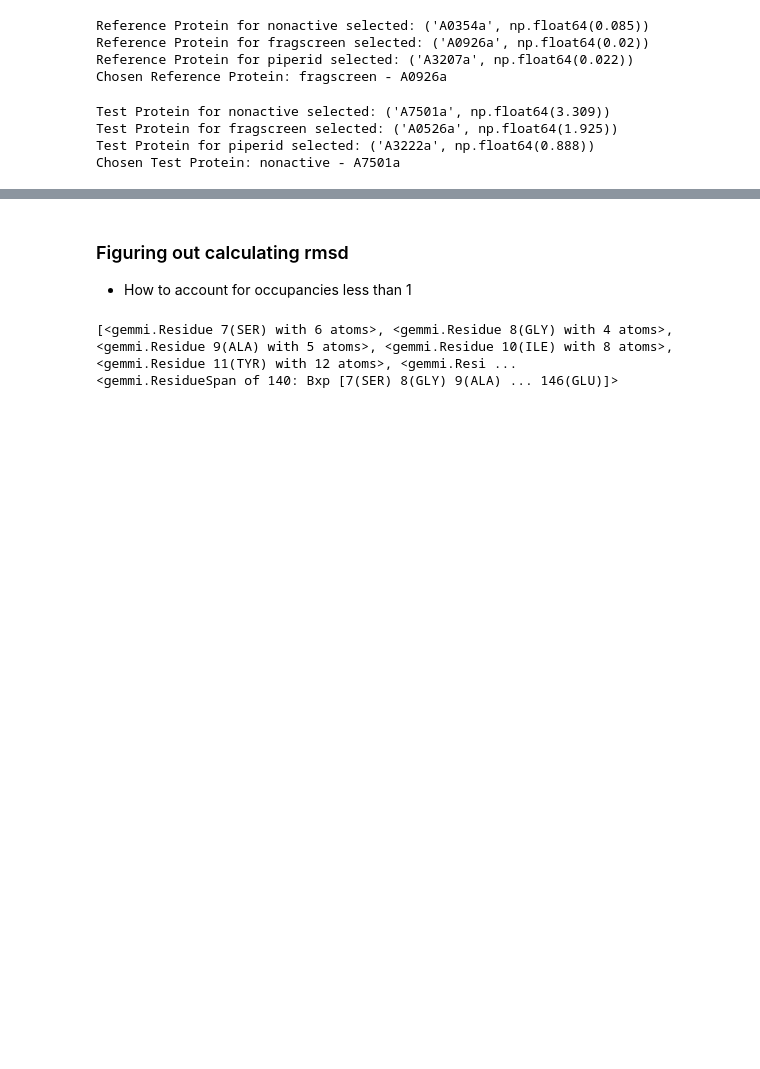
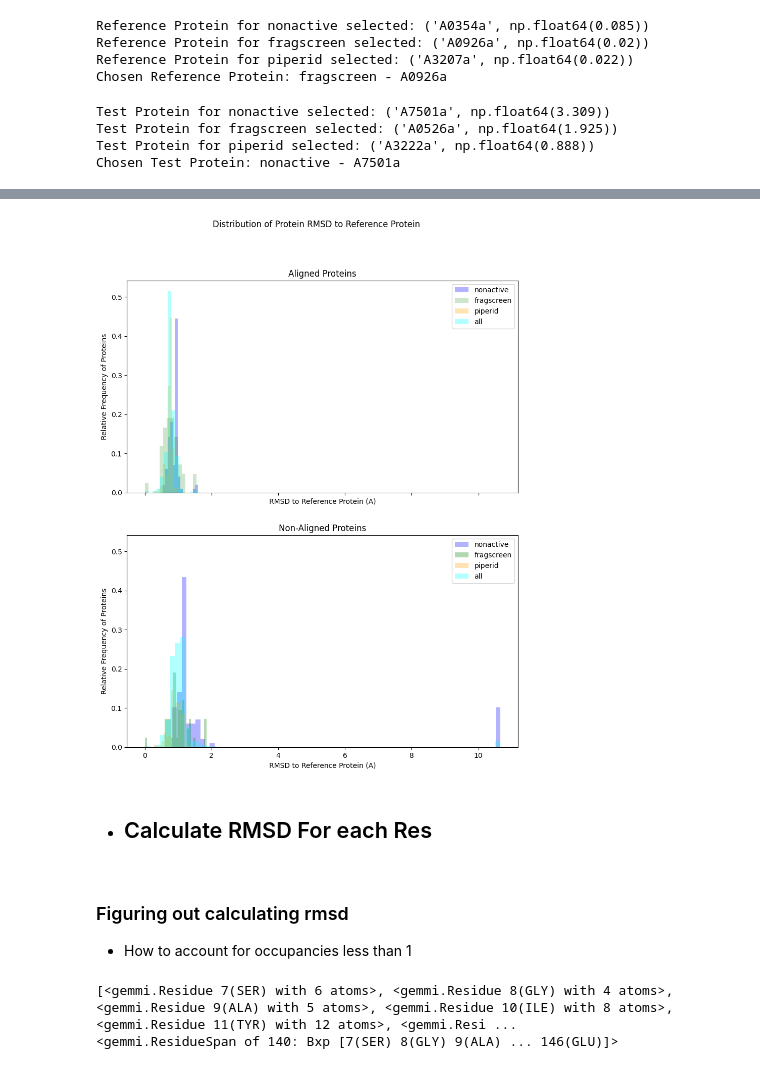
Before and after one commit to xchem/xaidar, a Jupyter notebook: notebooks/tasks/ev2a/fragalysis/04-conf_rmse.ipynb, the cells around one changed output, grey strips where cells are left out. Drawn from its saved outputs; the diff is of its cells as text; code cells hidden in the pictures; blank space fills up the shorter version.

```diff
--- a/notebooks/tasks/ev2a/fragalysis/04-conf_rmse.ipynb
+++ b/notebooks/tasks/ev2a/fragalysis/04-conf_rmse.ipynb
@@ -233,3 +551,38 @@ Aligned Test Prot Atom Pos:  <gemmi.Position(17.3858, 6.17196, 25.2535)>
+# %%
+import matplotlib.pyplot as plt
+
+fig, ax = plt.subplots( 2, 1, figsize= (10,12), sharex=True, sharey=True)
+for name, color, bin, alpha in zip(
+                    ["nonactive", "fragscreen", "piperid", "all"],
+                    ["blue", "green", "orange", "cyan"],
+                    [ 0.2,0.2,0.2,0.2],
+                    [0.3,0.2,0.3,0.3,]                            ):
+    bin = int(70 * bin)
+    ax[0].hist(rmsd_prots_dict[name], bins = bin, color = color,
+             alpha=alpha, label = name,
+             weights= np.ones_like(np.array(rmsd_prots_dict[name])) / len(rmsd_prots_dict[name]) )
+
+for name, color, bin, alpha in zip(
+                    ["nonactive", "fragscreen", "piperid", "all"],
+                    ["blue", "green", "orange", "cyan"],
+                    [ 1,0.4,0.4,1],
+                    [0.3,0.3,0.3,0.3,]                            ):
+    bin = int(70 * bin)
+    ax[1].hist(rmsd_prots_dict_notalign[name], bins = bin, color = color,
+             alpha=alpha, label = name,
+             weights= np.ones_like(np.array(rmsd_prots_dict_notalign[name])) / len(rmsd_prots_dict_notalign[name]) )
+
+for i in [0,1]:
+    ax[i].set_xlabel( "RMSD to Reference Protein (A)")
+    ax[i].set_ylabel( "Relative Frequency of Proteins")
+    ax[i].legend()
+    ax[i].set_title( "Aligned Proteins" if i==0 else "Non-Aligned Proteins" )
+plt.suptitle( "Distribution of Protein RMSD to Reference Protein" )
+plt.show()
+# %% [output]
+[figure, added]
+# %% [markdown]
+- ## Calculate RMSD For each Res
 # %% [markdown]
 ### Figuring out calculating rmsd
 
```
Also changed, not shown: parts of 27 cells of this notebook.
